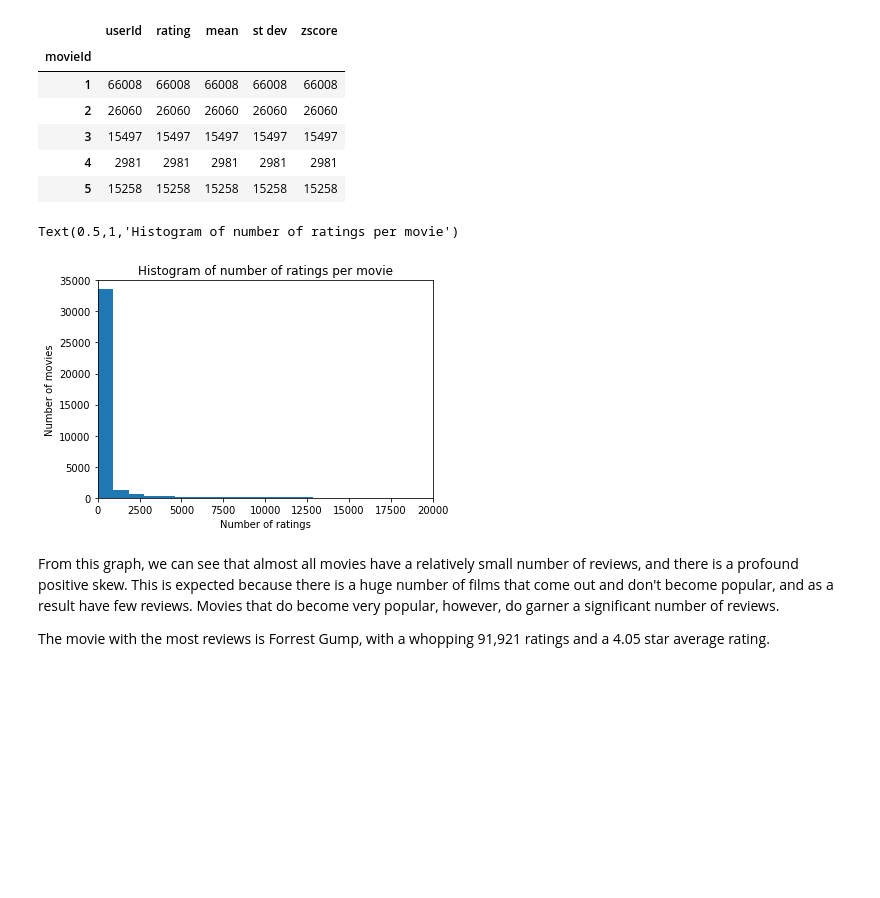
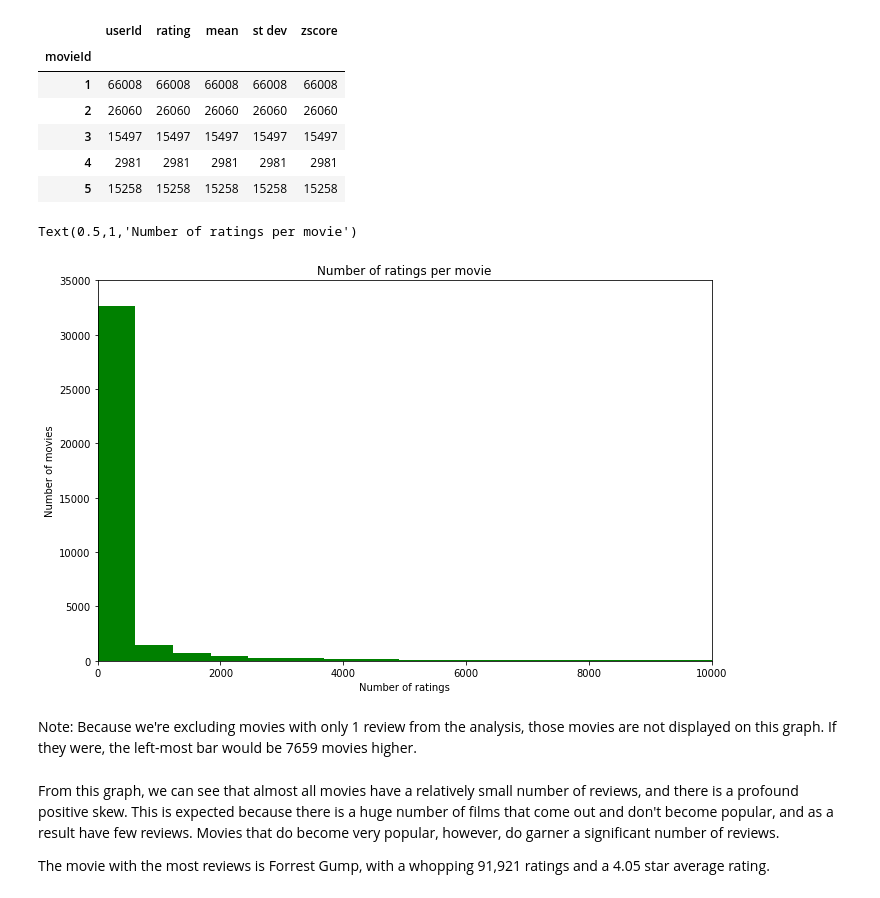
Before and after one commit to ewoodbury/movie-rating-analysis, a Jupyter notebook: Movie Ratings Project.ipynb, the cells around one changed output. Saved outputs shown, nothing was run; the diff lists cells and outputs as text; code cells hidden in the pictures; blank space fills up the shorter version.

```diff
--- a/Movie Ratings Project.ipynb
+++ b/Movie Ratings Project.ipynb
@@ -5,6 +5,7 @@ import numpy as np
 import pandas as pd
 import matplotlib.pyplot as plt
 %matplotlib inline
+plt.rcParams['figure.figsize'] = [11,7]
 # %% [markdown]
 The goal of this project is to analyze a dataset of movie ratings from MovieLens to determine whether users who rate more movies give higher or lower ratings compared to users who rate fewer movies.
 # %% [markdown]
@@ -431,14 +431,16 @@ n_ratings_per_user = movieId_ratings.groupby('userId').count()
 | 4 | 2981 | 2981 | 2981 | 2981 | 2981 |
 | 5 | 15258 | 15258 | 15258 | 15258 | 15258 |
 # %%
-plt.hist(n_ratings_per_movie['rating'], bins = 100)
+plt.hist(n_ratings_per_movie['rating'], bins = 150, color = 'g')
 plt.xlabel('Number of ratings')
 plt.ylabel('Number of movies')
-plt.axis([0,20000,0,35000])
-plt.title('Histogram of number of ratings per movie')
+plt.axis([0,10000,0,35000])
+plt.title('Number of ratings per movie')
 # %% [output]
-Text(0.5,1,'Histogram of number of ratings per movie')
+Text(0.5,1,'Number of ratings per movie')
-[figure, old version]
+[figure, new version]
+# %% [markdown]
+Note: Because we're excluding movies with only 1 review from the analysis, those movies are not displayed on this graph. If they were, the left-most bar would be 7659 movies higher.
 # %% [markdown]
 From this graph, we can see that almost all movies have a relatively small number of reviews, and there is a profound positive skew. This is expected because there is a huge number of films that come out and don't become popular, and as a result have few reviews. Movies that do become very popular, however, do garner a significant number of reviews.
 
```
Also changed, not shown: parts of 6 cells of this notebook.
